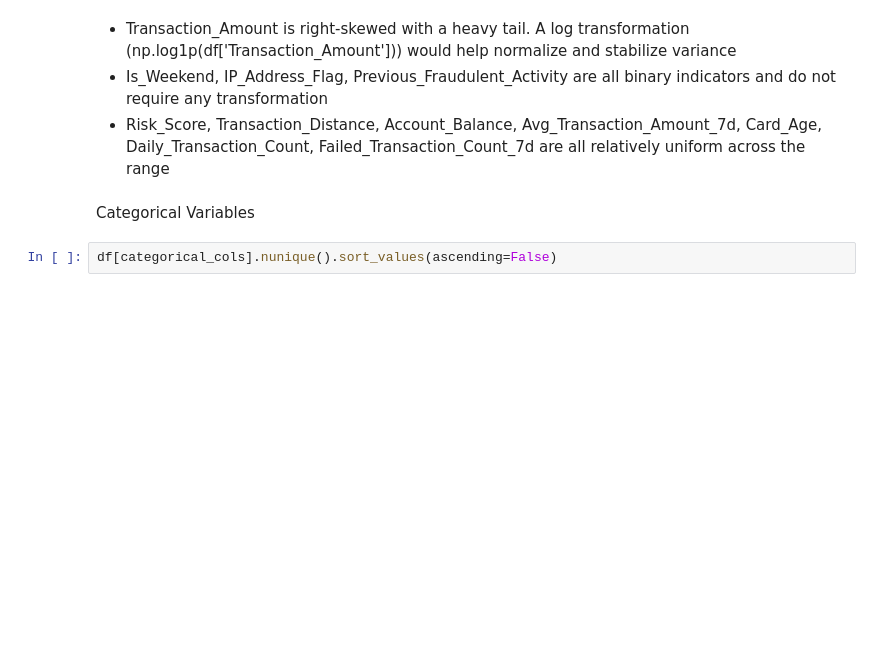
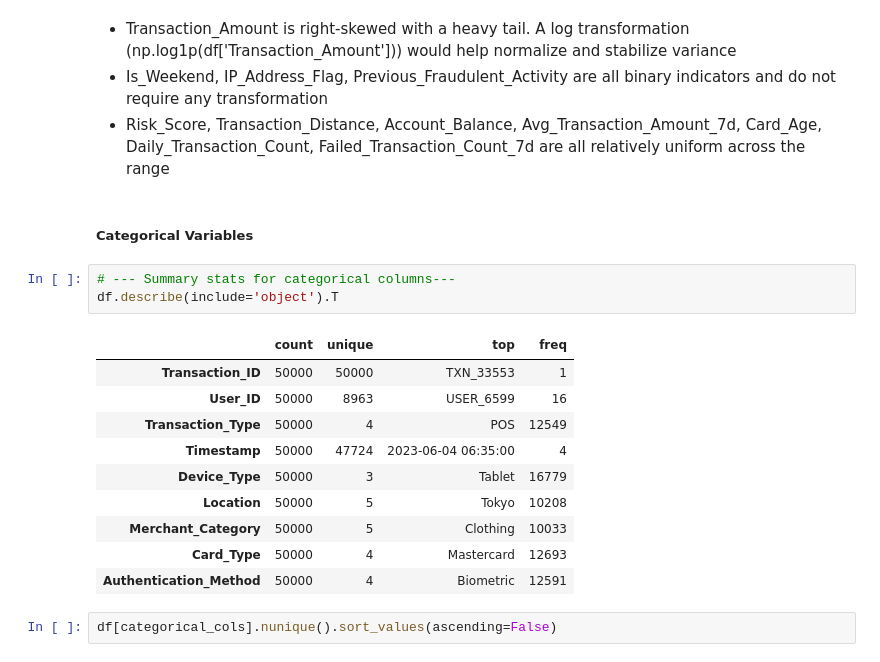
Before and after one commit to briceh87/DS3001_Project, a Jupyter notebook: Wrangling_EDA.ipynb, the cells around one changed output. Drawn from its saved outputs; the diff is of its cells as text; blank space fills up the shorter version.

```diff
--- a/Wrangling_EDA.ipynb
+++ b/Wrangling_EDA.ipynb
@@ -99,8 +117,22 @@ plt.show()
 - Transaction_Amount is right-skewed with a heavy tail. A log transformation (np.log1p(df['Transaction_Amount'])) would help normalize and stabilize variance
 - Is_Weekend, IP_Address_Flag, Previous_Fraudulent_Activity are all binary indicators and do not require any transformation
 - Risk_Score, Transaction_Distance, Account_Balance, Avg_Transaction_Amount_7d, Card_Age, Daily_Transaction_Count, Failed_Transaction_Count_7d are all relatively uniform across the range
-# %% [markdown]
-Categorical Variables
+# %% [markdown]
+##### Categorical Variables
+# %%
+# --- Summary stats for categorical columns---
+df.describe(include='object').T
+# %% [output]
+|  | count | unique | top | freq |
+| Transaction_ID | 50000 | 50000 | TXN_33553 | 1 |
+| User_ID | 50000 | 8963 | USER_6599 | 16 |
+| Transaction_Type | 50000 | 4 | POS | 12549 |
+| Timestamp | 50000 | 47724 | 2023-06-04 06:35:00 | 4 |
+| Device_Type | 50000 | 3 | Tablet | 16779 |
+| Location | 50000 | 5 | Tokyo | 10208 |
+| Merchant_Category | 50000 | 5 | Clothing | 10033 |
+| Card_Type | 50000 | 4 | Mastercard | 12693 |
+| Authentication_Method | 50000 | 4 | Biometric | 12591 |
 # %%
 df[categorical_cols].nunique().sort_values(ascending=False)
 # %% [output]
```
Also changed, not shown: parts of 19 cells of this notebook.
